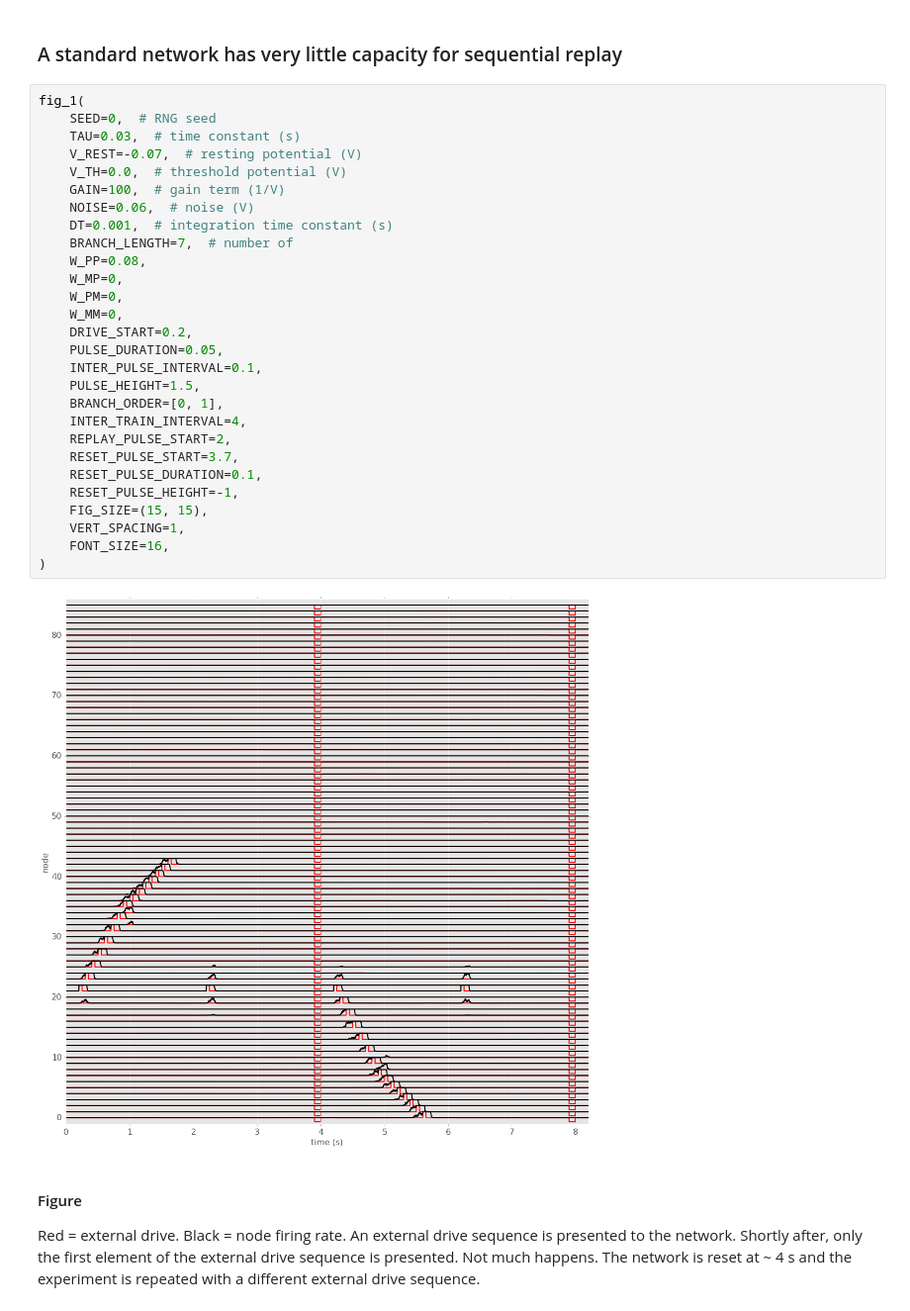
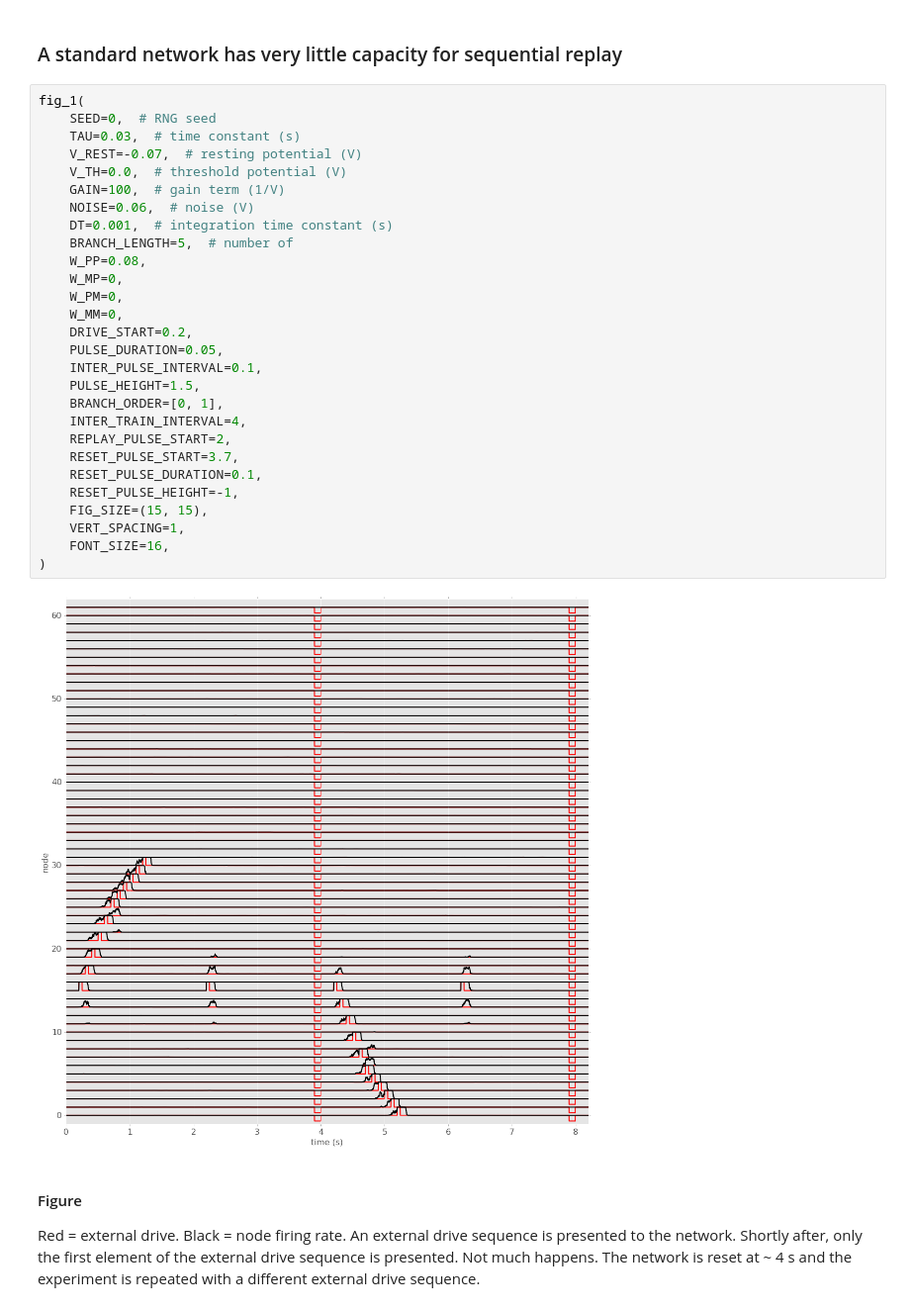
Before and after one commit to rkp8000/nothing_but_reruns, a Jupyter notebook: _5_dynamic_implementation.ipynb, the cells around one changed output. Shown at 99% size. Saved outputs shown, nothing was run; the diff lists cells and outputs as text.

Commit message:
Make with/without replay networks have same branch length.

```diff
--- a/_5_dynamic_implementation.ipynb
+++ b/_5_dynamic_implementation.ipynb
@@ -22,33 +22,33 @@ In the following, all activation-based excitability changes arise strictly throu
 # %%
 fig_1(
     SEED=0,  # RNG seed
     TAU=0.03,  # time constant (s)
     V_REST=-0.07,  # resting potential (V)
     V_TH=0.0,  # threshold potential (V)
     GAIN=100,  # gain term (1/V)
     NOISE=0.06,  # noise (V)
     DT=0.001,  # integration time constant (s)
-    BRANCH_LENGTH=7,  # number of
+    BRANCH_LENGTH=5,  # number of
     W_PP=0.08,
     W_MP=0,
     W_PM=0,
     W_MM=0,
     DRIVE_START=0.2,
     PULSE_DURATION=0.05,
     INTER_PULSE_INTERVAL=0.1,
     PULSE_HEIGHT=1.5,
     BRANCH_ORDER=[0, 1],
     INTER_TRAIN_INTERVAL=4,
     REPLAY_PULSE_START=2,
     RESET_PULSE_START=3.7,
     RESET_PULSE_DURATION=0.1,
     RESET_PULSE_HEIGHT=-1,
     FIG_SIZE=(15, 15),
     VERT_SPACING=1,
     FONT_SIZE=16,
 )
 # %% [output]
-[figure, old version]
+[figure, new version]
 # %% [markdown]
 #### Figure
 Red = external drive. Black = node firing rate. An external drive sequence is presented to the network. Shortly after, only the first element of the external drive sequence is presented. Not much happens. The network is reset at ~ 4 s and the experiment is repeated with a different external drive sequence.
```
Also changed, not shown: parts of 1 cell of this notebook.
